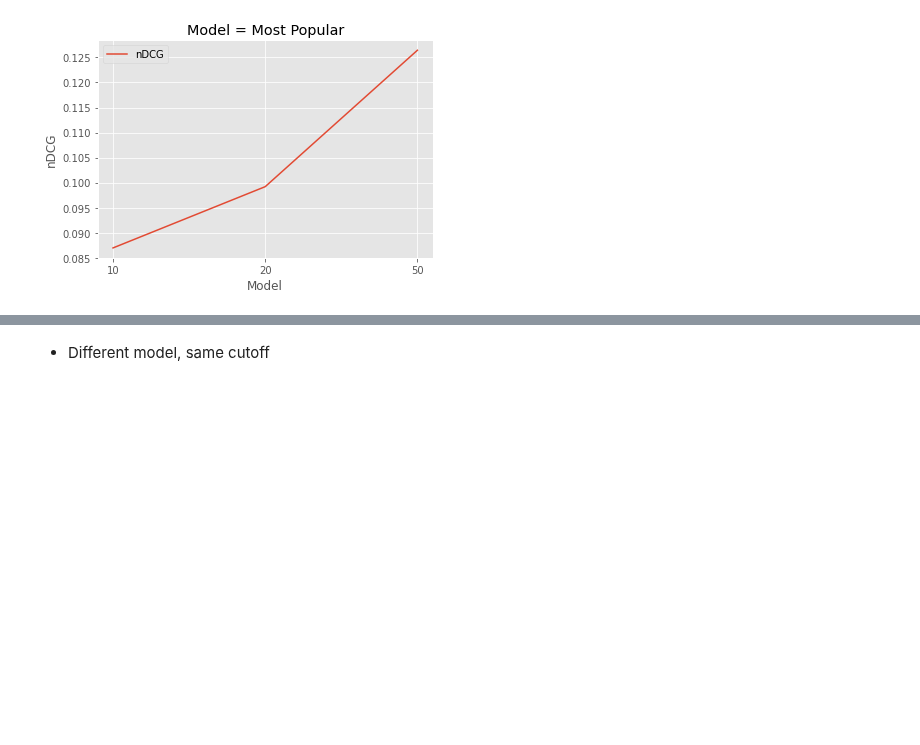
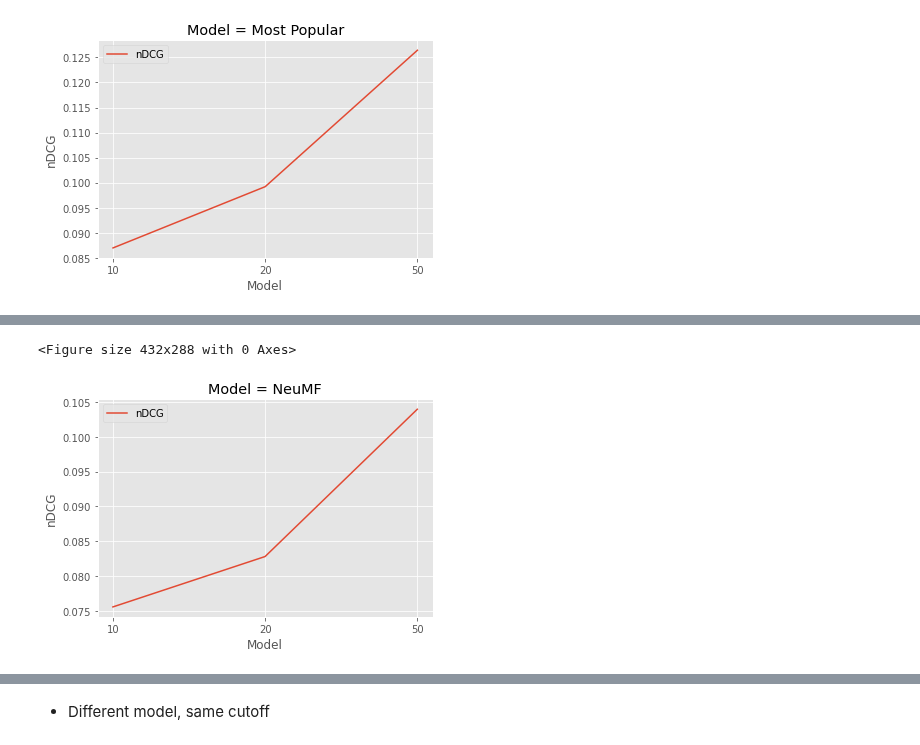
Before and after one commit to marinimau/privacy_and_fairness_in_recsys, a Jupyter notebook: results/plot_ndcg.ipynb, the cells around one changed output, grey strips where cells are left out. Drawn from its saved outputs; the diff is of its cells as text; code cells hidden in the pictures; blank space fills up the shorter version.

```diff
--- a/results/plot_ndcg.ipynb
+++ b/results/plot_ndcg.ipynb
@@ -63,0 +82,5 @@ plot_different_cutoff(cutoff_most_pop, 'Most Popular')
+# %%
+plot_different_cutoff(cutoff_neumf, 'NeuMF')
+# %% [output]
+<Figure size 432x288 with 0 Axes>
+[figure, added]
```
Also changed, not shown: parts of 8 cells of this notebook, 2 other files.
